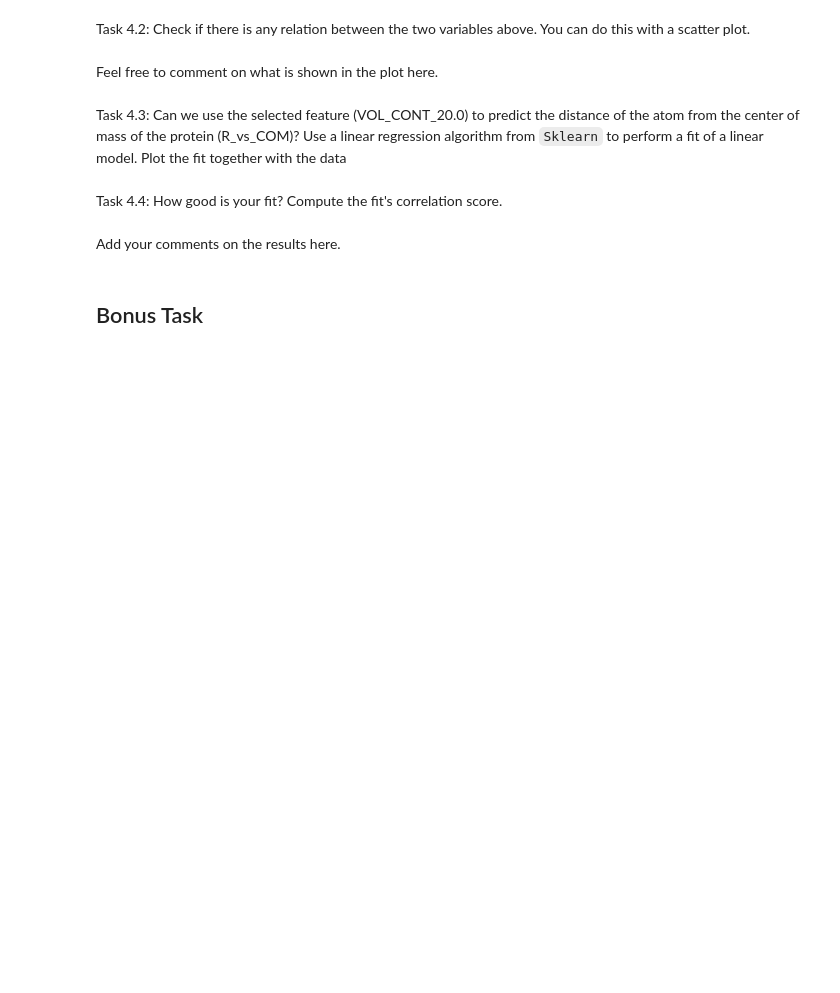
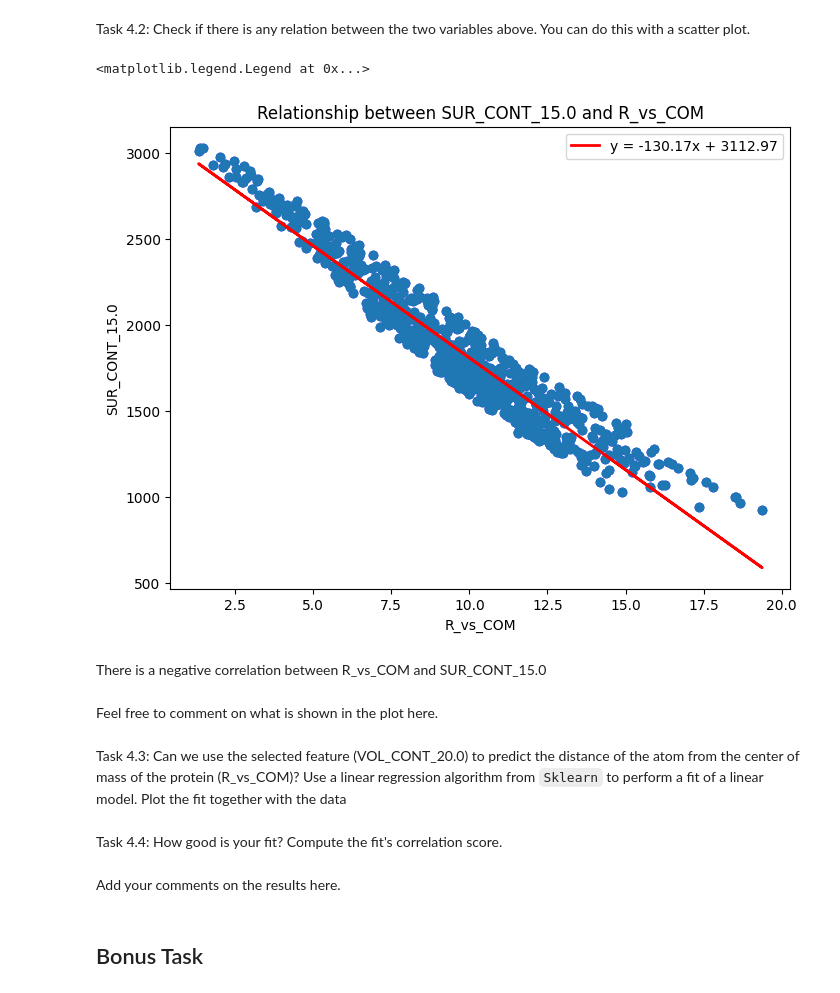
Before and after one commit to DavidShreve/PChem-Lab, a Jupyter notebook: Python_Worksheet.ipynb, the cells around one changed output. Cells and saved outputs as stored; diff of their text form; code cells hidden in the pictures; blank space fills up the shorter version.

```diff
--- a/Python_Worksheet.ipynb
+++ b/Python_Worksheet.ipynb
@@ -251,5 +277,38 @@ Task 4.1: Characterize the frequency distribution of these two data sets. You ca
 # %% [markdown]
 Task 4.2: Check if there is any relation between the two variables above. You can do this with a scatter plot.
+# %%
+y = protein[['SUR_CONT_15.0']].values
+x = protein['R_vs_COM'].values.reshape(-1, 1)
+model = LinearRegression()
+model.fit(x, y)
+# Predictions for regression line
+y_pred = model.predict(x)
+
+# Plot scatter plot and regression line
+# Extract slope (m) and intercept (b)
+m = model.coef_[0][0]  # Slope
+b = model.intercept_[0]  # Intercept
+
+# Create figure
+plt.figure(figsize=(8, 6))
+
+# Scatter plot for actual data
+plt.scatter(x, y, color='blue')
+
+# Plot regression line with equation in legend
+equation_text = f"y = {m:.2f}x + {b:.2f}"  # Format regression equation
+plt.plot(x, y_pred, color='red', linewidth=2, label=equation_text)
+
+plt.xlabel('R_vs_COM')
+plt.ylabel('SUR_CONT_15.0')
+plt.title('Relationship between SUR_CONT_15.0 and R_vs_COM')
+plt.scatter(x, y)
+plt.legend()
+# %% [output]
+<matplotlib.legend.Legend at 0x...>
+[figure, added]
+# %% [markdown]
+There is a negative correlation between R_vs_COM and SUR_CONT_15.0
 # %% [markdown]
 Feel free to comment on what is shown in the plot here.
 # %% [markdown]
```
Also changed, not shown: parts of 1 cell of this notebook.
